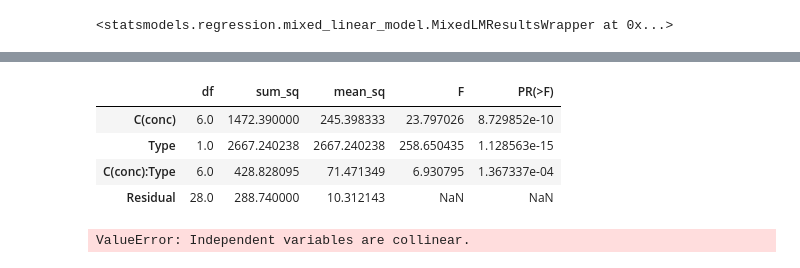
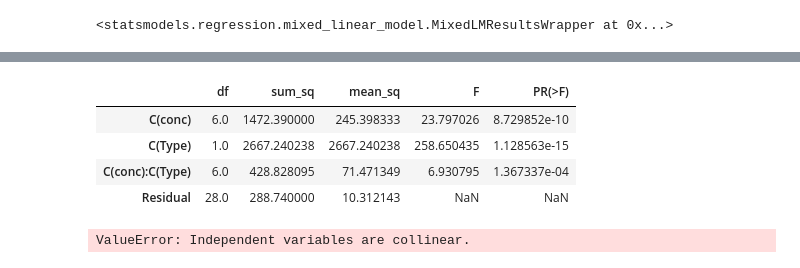
Before and after one commit to yori-lol/R-in-Action-Python, a Jupyter notebook: 9 ANOVA.ipynb, the cells around one changed output, grey strips where cells are left out. Cells and saved outputs as stored; diff of their text form; code cells hidden in the pictures.

```diff
--- a/9 ANOVA.ipynb
+++ b/9 ANOVA.ipynb
@@ -346,20 +406,20 @@ w1b1_model.summary()
 # %%
 # F值是统计学中用于检验多个样本均值是否相等的统计量，特别用于方差分析（ANOVA）和回归分析
 # F值本质上反映了组间变异和组内变异的相对大小，用于确定模型中的某些效应是否显著
 # F值 = 组间均方（MSB） / 组内均方（MSW）
 # 组间均方衡量不同组之间均值的差异，反映了处理效应或解释变量的效应
 # 组内均方衡量同一组内观测值的变异，反映了数据的随机误差或噪声
 # F值越大，说明组间差异相对于组内差异越大，即组间差异并非由随机因素造成的可能性越大
 # 大F值：表示组间差异大于组内差异，意味着解释变量对因变量有显著影响，通常这对应于显著性检验中的小P值，说明有理由拒绝原假设，认为组间均值有显著差异
 # 小F值：表示组间差异和组内差异相差不大，说明解释变量可能对因变量没有显著影响
 # 1）方差分析：用于检验多组数据的均值是否相等，在单因素方差分析中，使用F检验来判断不同组的均值是否存在显著差异
 # 2）回归分析：在回归分析中，F值用于检验回归模型中自变量是否整体上显著解释了因变量的变异，F检验可以用来比较全模型和仅有截距项的模型，以确定自变量整体影响
-sm.stats.anova_lm(smf.ols('uptake ~ C(conc) * Type', data = w1b1).fit(), type=2)
+sm.stats.anova_lm(smf.ols('uptake ~ C(conc) * C(Type)', data = w1b1).fit(), type=2)
 # %% [output]
 |  | df | sum_sq | mean_sq | F | PR(>F) |
 | C(conc) | 6.0 | 1472.390000 | 245.398333 | 23.797026 | 8.729852e-10 |
-| Type | 1.0 | 2667.240238 | 2667.240238 | 258.650435 | 1.128563e-15 |
-| C(conc):Type | 6.0 | 428.828095 | 71.471349 | 6.930795 | 1.367337e-04 |
+| C(Type) | 1.0 | 2667.240238 | 2667.240238 | 258.650435 | 1.128563e-15 |
+| C(conc):C(Type) | 6.0 | 428.828095 | 71.471349 | 6.930795 | 1.367337e-04 |
 | Residual | 28.0 | 288.740000 | 10.312143 | NaN | NaN |
 # %%
 # 组间因子表示不同组的不同水平
```
Also changed, not shown: parts of 10 cells of this notebook, 3 other files.
